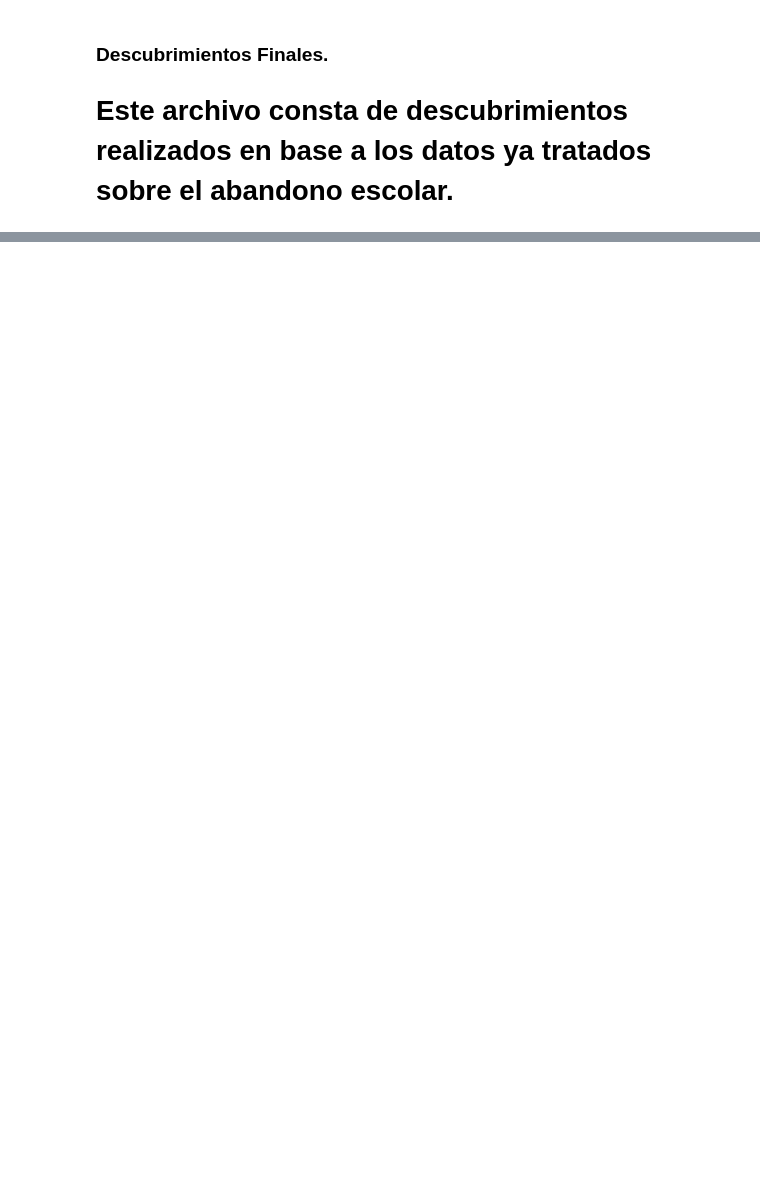
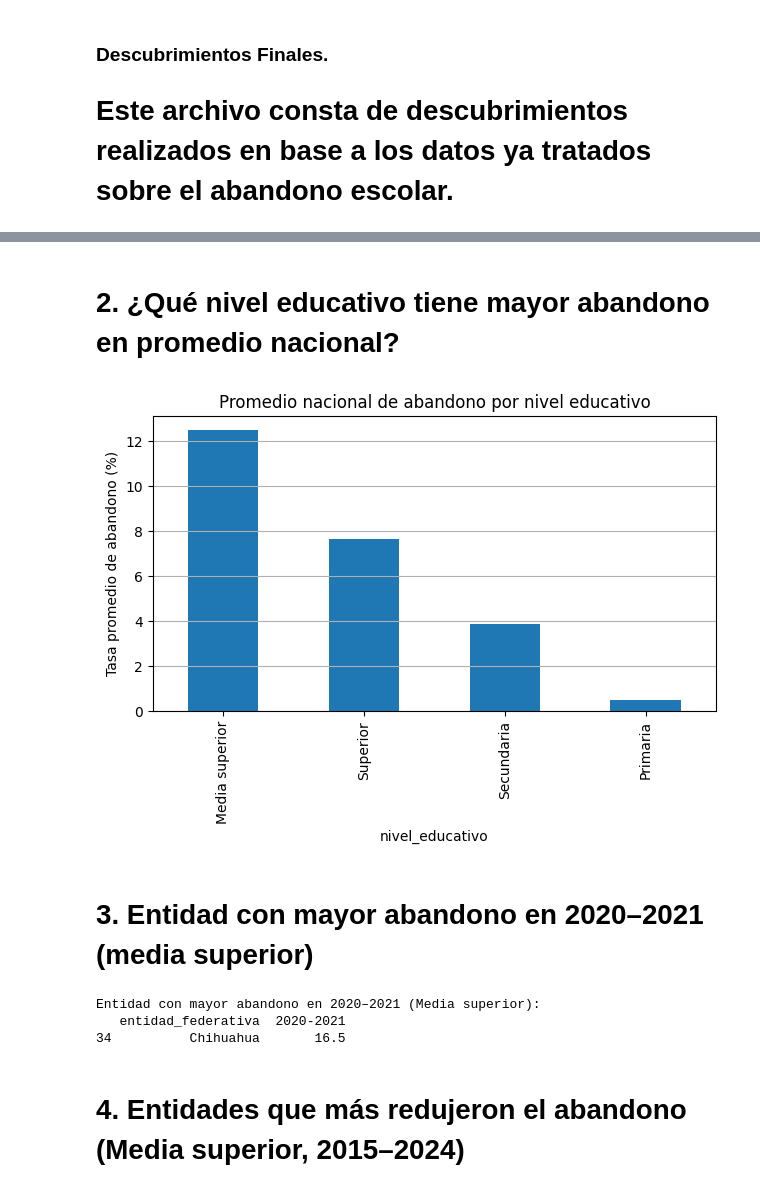
Before and after one commit to regiplgmikp/Miner-a-de-datos-EMP, a Jupyter notebook: Avance 03/AbandonoEscolar/Descubrimientos_Abandono.ipynb, the cells around one changed output, grey strips where cells are left out. Cells and saved outputs as stored; diff of their text form; code cells hidden in the pictures; blank space fills up the shorter version.

```diff
--- a/Avance 03/AbandonoEscolar/Descubrimientos_Abandono.ipynb
+++ b/Avance 03/AbandonoEscolar/Descubrimientos_Abandono.ipynb
@@ -16,0 +49,24 @@ UnicodeDecodeError: 'utf-8' codec can't decode byte 0xe9 in position 2443: inval
+# %% [markdown]
+# 2. ¿Qué nivel educativo tiene mayor abandono en promedio nacional?
+# %%
+promedios = niveles_nacionales.set_index("nivel_educativo").iloc[:, 1:].mean(axis=1).sort_values(ascending=False)
+promedios.plot(kind="bar", title="Promedio nacional de abandono por nivel educativo")
+plt.ylabel("Tasa promedio de abandono (%)")
+plt.grid(axis="y")
+plt.tight_layout()
+plt.show()
+# %% [output]
+[figure, added]
+# %% [markdown]
+# 3. Entidad con mayor abandono en 2020–2021 (media superior)
+# %%
+media_sup = df[df["nivel_educativo"] == "Media superior"]
+top_2021 = media_sup[["entidad_federativa", "2020-2021"]].sort_values("2020-2021", ascending=False).head(1)
+print("Entidad con mayor abandono en 2020–2021 (Media superior):")
+print(top_2021)
+# %% [output]
+Entidad con mayor abandono en 2020–2021 (Media superior):
+   entidad_federativa  2020-2021
+34          Chihuahua       16.5
+# %% [markdown]
+# 4. Entidades que más redujeron el abandono (Media superior, 2015–2024)
```
Also changed, not shown: parts of 13 cells of this notebook.
